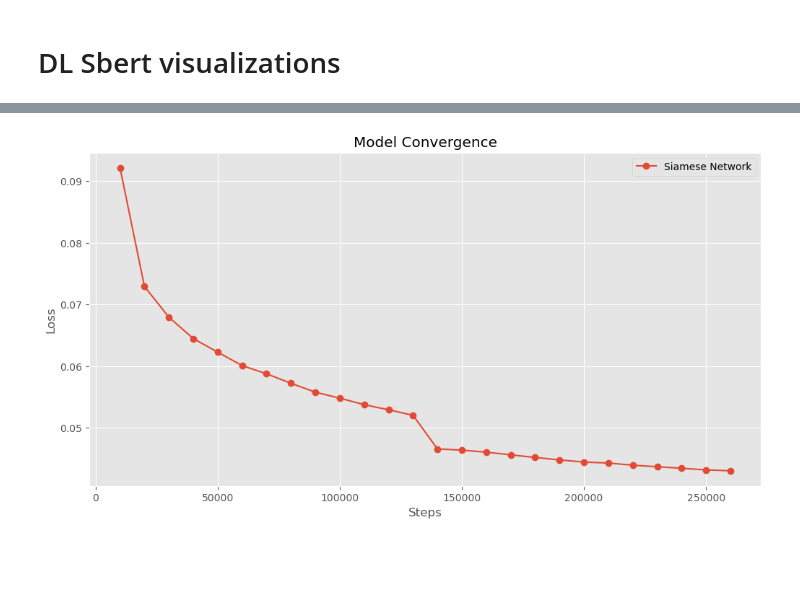
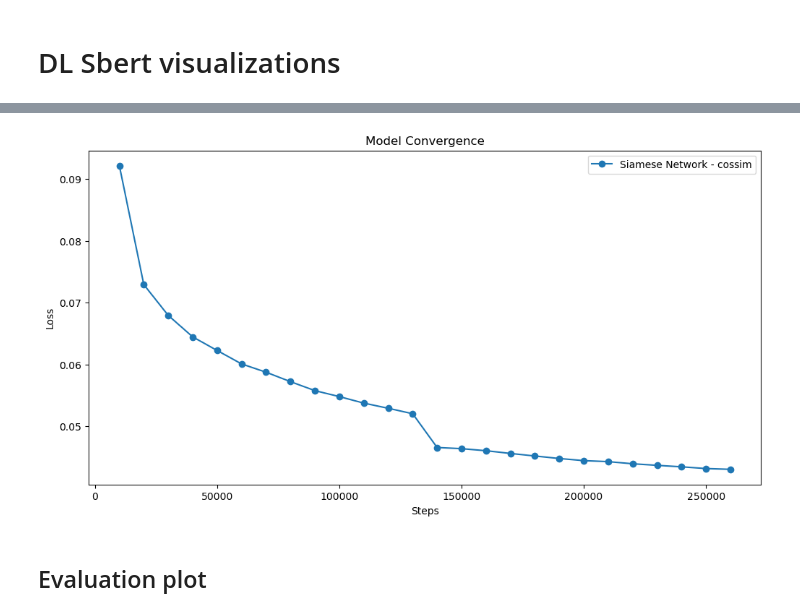
Before and after one commit to annabramsloew/DL-SBert, a Jupyter notebook: Notebooks/Visualizations.ipynb, the cells around one changed output, grey strips where cells are left out. Drawn from its saved outputs; the diff is of its cells as text; code cells hidden in the pictures; blank space fills up the shorter version.

```diff
--- a/Notebooks/Visualizations.ipynb
+++ b/Notebooks/Visualizations.ipynb
@@ -7,5 +7,3 @@ import pandas as pd
 import seaborn as sns
 import os
 import math
-plt.style.use('ggplot')
-plt.rcParams['figure.figsize'] = (12, 6)
@@ -77,0 +74,36 @@ siamese_loss
+# %%
+#reset index
+siamese_cosimloss = siamese_cosimloss.reset_index(drop=True)
+
+#for when the files have been pushed to github:
+#siamese_euclideanloss = siamese_euclideanloss.reset_index(drop=True)
+#triplet_cosimloss = triplet_cosimloss.reset_index(drop=True)
+#triplet_euclideanloss = triplet_euclideanloss.reset_index(drop=True)
+# %%
+#change step column so that  if the value is below its previous value then the value should be the previous value + 10000
+for i in range(1, len(siamese_cosimloss)):
+    if siamese_cosimloss['step'][i] < siamese_cosimloss['step'][i-1]:
+        siamese_cosimloss['step'][i] = siamese_cosimloss['step'][i-1] + 10000
+    else:
+        siamese_cosimloss['step'][i] = siamese_cosimloss['step'][i]
+
+#for when the files have been pushed to github:
+#for i in range(1, len(siamese_euclideanloss)):
+#    if siamese_euclideanloss['step'][i] < siamese_euclideanloss['step'][i-1]:
+#        siamese_euclideanloss['step'][i] = siamese_euclideanloss['step'][i-1] + 10000
+#    else:
+#        siamese_euclideanloss['step'][i] = siamese_euclideanloss['step'][i]
+
+#for i in range(1, len(triplet_cosimloss)):
+#    if triplet_cosimloss['step'][i] < triplet_cosimloss['step'][i-1]:
+#        triplet_cosimloss['step'][i] = triplet_cosimloss['step'][i-1] + 10000
+#    else:
+#        triplet_cosimloss['step'][i] = triplet_cosimloss['step'][i]
+
+#for i in range(1, len(triplet_euclideanloss)):
+#    if triplet_euclideanloss['step'][i] < triplet_euclideanloss['step'][i-1]:
+#        triplet_euclideanloss['step'][i] = triplet_euclideanloss['step'][i-1] + 10000
+#    else:
+#        triplet_euclideanloss['step'][i] = triplet_euclideanloss['step'][i]
+
+siamese_cosimloss
@@ -78,10 +128,17 @@ siamese_loss
 # %%
 # plot loss over steps as connected dots
-plt.plot(siamese_loss['step'], siamese_loss['loss'], 'o-',label='Siamese Network')
+plt.figure(figsize=(12,6))
+plt.plot(siamese_cosimloss['step'], siamese_cosimloss['loss'], 'o-',label='Siamese Network - cossim')
+#for when the files have been pushed to github:
+#plt.plot(siamese_euclideanloss['step'], siamese_euclideanloss['loss'], 'o-',label='Siamese Network - euclidean')
+#plt.plot(triplet_cosimloss['step'], triplet_cosimloss['loss'], 'o-',label='Triplet Network - cossim')
+#plt.plot(triplet_euclideanloss['step'], triplet_euclideanloss['loss'], 'o-',label='Triplet Network - euclidean')
 plt.xlabel('Steps')
 plt.ylabel('Loss')
 plt.title('Model Convergence')
 plt.legend()
 plt.show()
 # %% [output]
-[figure, old version]
+[figure, new version]
+# %% [markdown]
+## Evaluation plot
```
Also changed, not shown: parts of 13 cells of this notebook, 4 other files.
